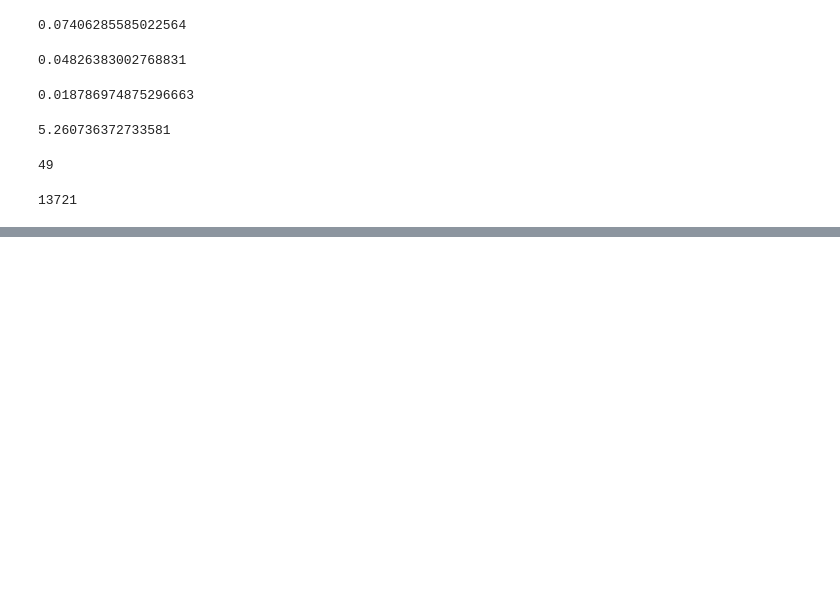
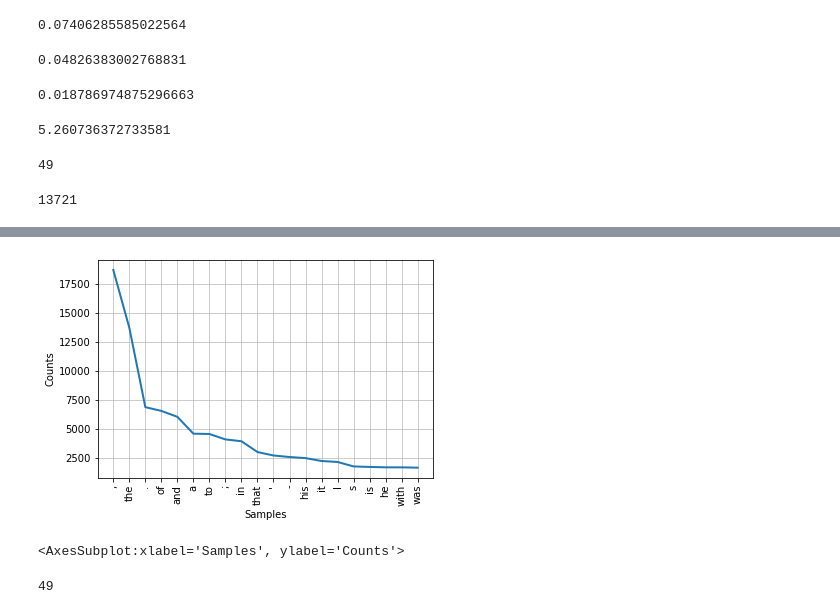
Before and after one commit to LuisReyes98/platzi-python-nltk, a Jupyter notebook: notebooks/c4_texts_vocab_statistics.ipynb, the cells around one changed output, grey strips where cells are left out. Saved outputs shown, nothing was run; the diff lists cells and outputs as text; code cells hidden in the pictures; blank space fills up the shorter version.

```diff
--- a/notebooks/c4_texts_vocab_statistics.ipynb
+++ b/notebooks/c4_texts_vocab_statistics.ipynb
@@ -123,0 +192,3 @@ text1.count('the')
+# %%
+fdist = FreqDist(text1)
+fdist
@@ -123,0 +217,9 @@ text1.count('the')
+# %%
+fdist.plot(20)
+# %% [output]
+[figure, added]
+<AxesSubplot:xlabel='Samples', ylabel='Counts'>
+# %%
+fdist['monster']
+# %% [output]
+49
```
Also changed, not shown: parts of 7 cells of this notebook.
